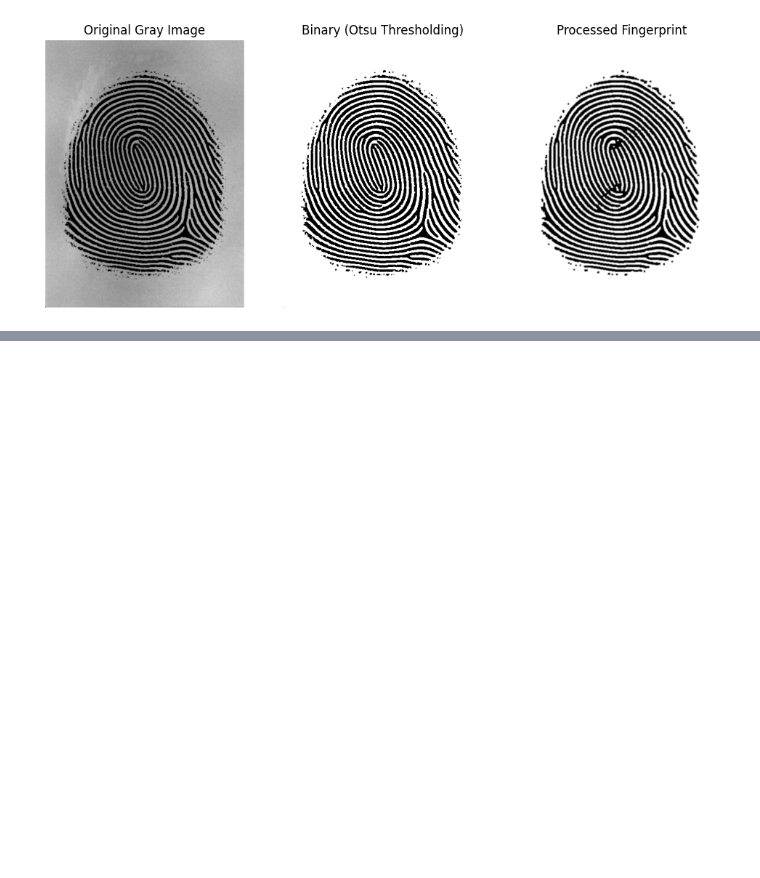
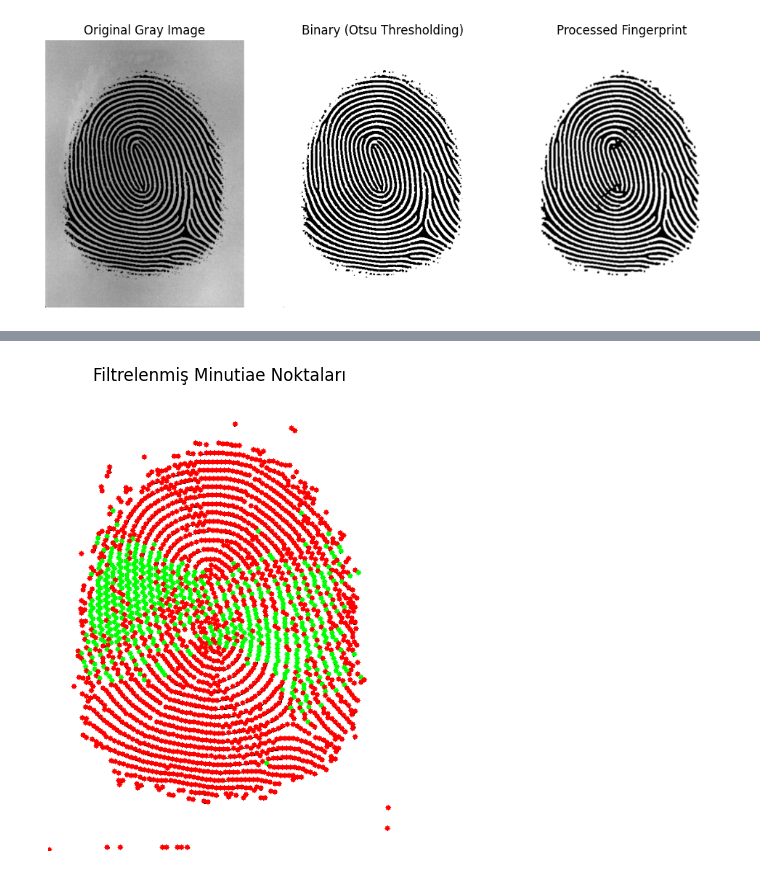
Before and after one commit to A-Hashemiann/Electronics, a Jupyter notebook: Biometry/main.ipynb, the cells around one changed output, grey strips where cells are left out. Cells and saved outputs as stored; diff of their text form; code cells hidden in the pictures; blank space fills up the shorter version.

```diff
--- a/Biometry/main.ipynb
+++ b/Biometry/main.ipynb
@@ -144,0 +122,58 @@ plt.show()
+# %%
+
+def find_minutiae(final):
+    minutiae = []
+    rows, cols = final.shape
+    for i in range(1, rows - 1):
+        for j in range(1, cols - 1):
+            if final[i, j] == 255:  # Sadece beyaz pikselleri kontrol et
+                neighbors = [
+                    final[i-1, j-1], final[i-1, j], final[i-1, j+1],
+                    final[i, j-1],                     final[i, j+1],
+                    final[i+1, j-1], final[i+1, j], final[i+1, j+1]
+                ]
+                # Crossing number hesapla
+                cn = 0
+                for k in range(8):
+                    cn += abs(int(neighbors[k]) - int(neighbors[(k+1)%8])) / 255
+                cn /= 2
+
+                if cn == 1:  # Uç nokta
+                    minutiae.append((j, i, 'end'))
+                elif cn == 3:  # Çatallanma
+                    minutiae.append((j, i, 'bif'))
+    return minutiae
+
+minutiae = find_minutiae(final)
+
+
+def filter_minutiae(minutiae, min_distance=5):
+    filtered = []
+    for m in minutiae:
+        x, y, typ = m
+        keep = True
+        for (fx, fy, _) in filtered:
+            if np.sqrt((x - fx)**2 + (y - fy)**2) < min_distance:
+                keep = False
+                break
+        if keep:
+            filtered.append(m)
+    return filtered
+
+filtered_minutiae = filter_minutiae(minutiae)
+
+# Sonuçları görselleştir
+output = cv2.cvtColor(final, cv2.COLOR_GRAY2BGR)
+for (x, y, typ) in filtered_minutiae:
+    if typ == 'end':
+        cv2.circle(output, (x, y), 3, (0, 0, 255), -1)  # Kırmızı: Uç nokta
+    else:
+        cv2.circle(output, (x, y), 3, (0, 255, 0), -1)  # Yeşil: Çatallanma
+
+plt.figure(figsize=(10, 6))
+plt.imshow(cv2.cvtColor(output, cv2.COLOR_BGR2RGB))
+plt.title("Filtrelenmiş Minutiae Noktaları")
+plt.axis('off')
+plt.show()
+# %% [output]
+[figure, added]
```
Also changed, not shown: parts of 5 cells of this notebook, 1 other file.
